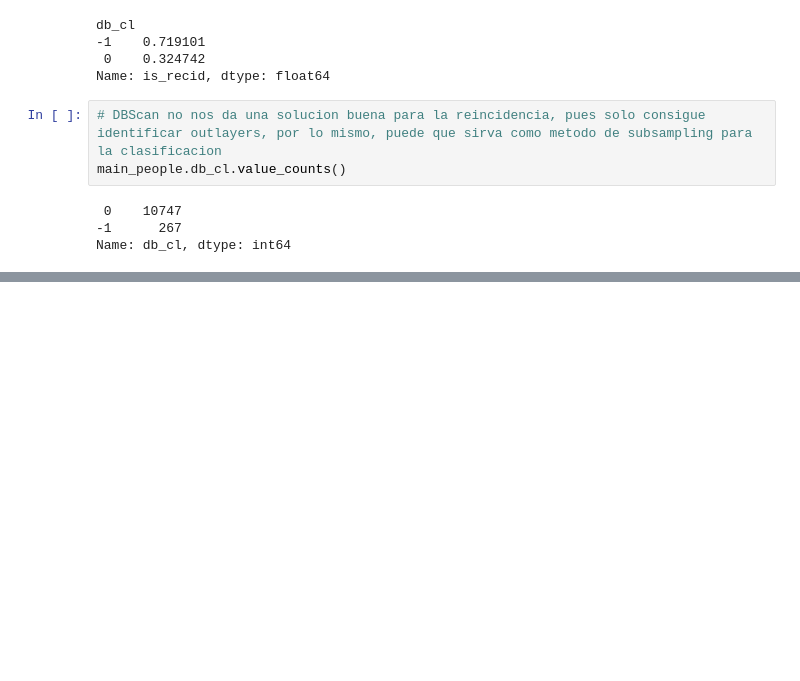
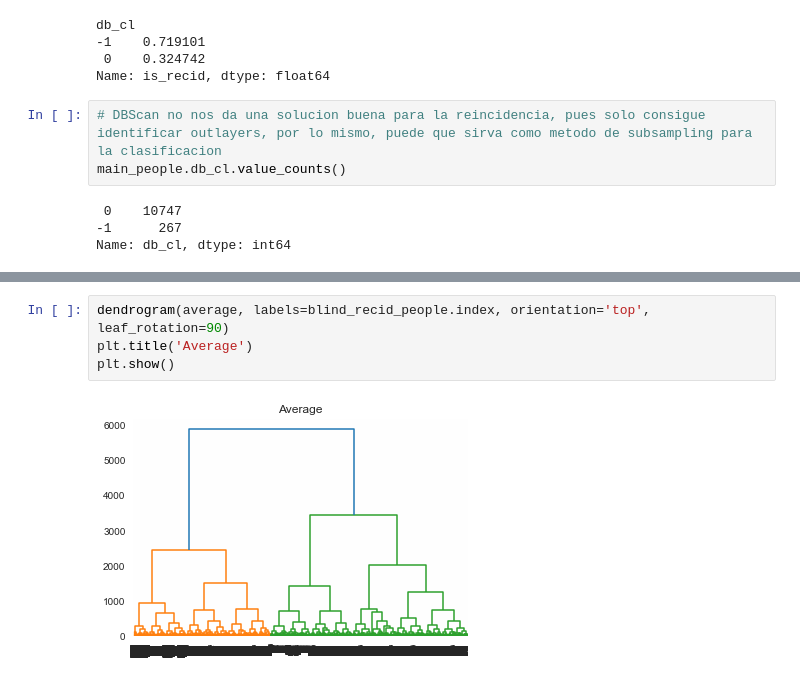
Before and after one commit to PJaramilloV/bias-no-basado, a Jupyter notebook: src/pregunta-2.ipynb, the cells around one changed output, grey strips where cells are left out. Saved outputs shown, nothing was run; the diff lists cells and outputs as text; blank space fills up the shorter version.

```diff
--- a/src/pregunta-2.ipynb
+++ b/src/pregunta-2.ipynb
@@ -149,0 +168,6 @@ Name: db_cl, dtype: int64
+# %%
+dendrogram(average, labels=blind_recid_people.index, orientation='top', leaf_rotation=90)
+plt.title('Average')
+plt.show()
+# %% [output]
+[figure, added]
```
Also changed, not shown: parts of 9 cells of this notebook.
